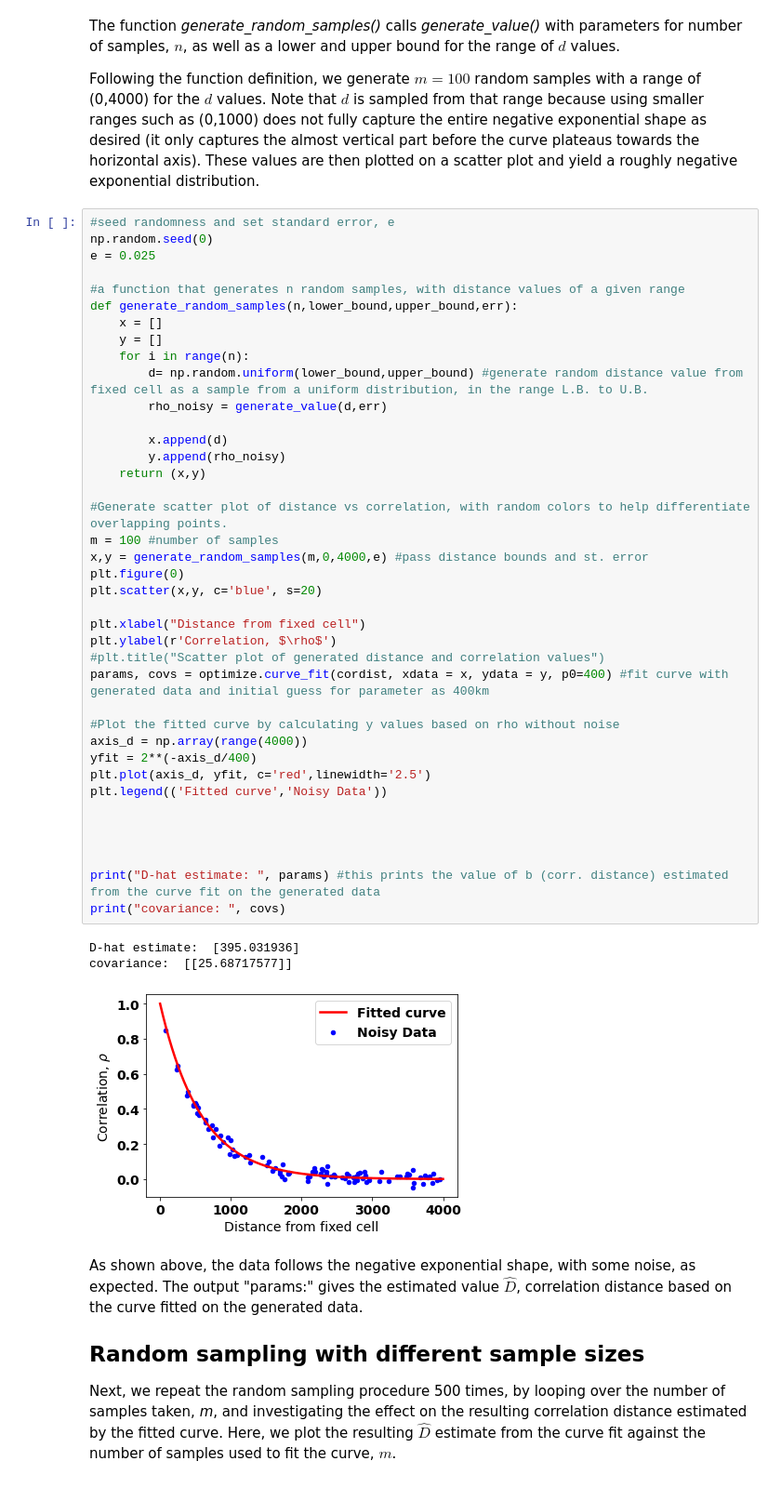
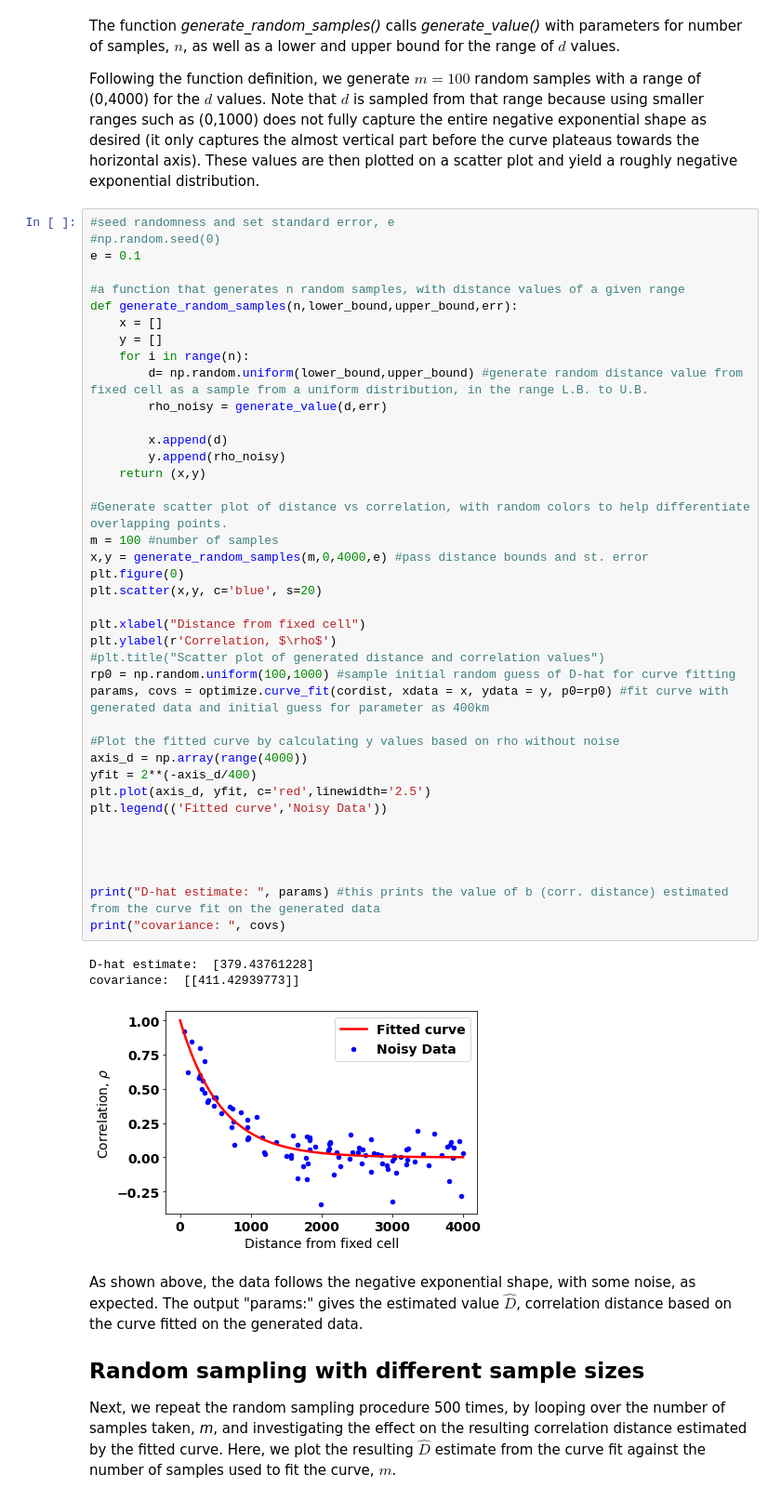
Before and after one commit to mustafa-majid-uu/curvefit_sampling, a Jupyter notebook: sampling.ipynb, the cells around one changed output. Shown: that part at 93% size. Cells and saved outputs as stored; diff of their text form.

```diff
--- a/sampling.ipynb
+++ b/sampling.ipynb
@@ -49,8 +49,8 @@ The function *generate_random_samples()* calls *generate_value()* with parameter
 Following the function definition, we generate $m=100$ random samples with a range of (0,4000) for the $d$ values. Note that $d$ is sampled from that range because using smaller ranges such as (0,1000) does not fully capture the entire negative exponential shape as desired (it only captures the almost vertical part before the curve plateaus towards the horizontal axis). These values are then plotted on a scatter plot and yield a roughly negative exponential distribution.
 # %%
 #seed randomness and set standard error, e
-np.random.seed(0)
-e = 0.025
+#np.random.seed(0)
+e = 0.1
 
 #a function that generates n random samples, with distance values of a given range
 def generate_random_samples(n,lower_bound,upper_bound,err):
@@ -59,37 +59,38 @@ def generate_random_samples(n,lower_bound,upper_bound,err):
     for i in range(n):
         d= np.random.uniform(lower_bound,upper_bound) #generate random distance value from fixed cell as a sample from a uniform distribution, in the range L.B. to U.B.
         rho_noisy = generate_value(d,err)
 
         x.append(d)
         y.append(rho_noisy)
     return (x,y)
 
 #Generate scatter plot of distance vs correlation, with random colors to help differentiate overlapping points.
 m = 100 #number of samples
 x,y = generate_random_samples(m,0,4000,e) #pass distance bounds and st. error
 plt.figure(0)
 plt.scatter(x,y, c='blue', s=20)
 
 plt.xlabel("Distance from fixed cell")
 plt.ylabel(r'Correlation, $\rho$')
 #plt.title("Scatter plot of generated distance and correlation values")
-params, covs = optimize.curve_fit(cordist, xdata = x, ydata = y, p0=400) #fit curve with generated data and initial guess for parameter as 400km
+rp0 = np.random.uniform(100,1000) #sample initial random guess of D-hat for curve fitting
+params, covs = optimize.curve_fit(cordist, xdata = x, ydata = y, p0=rp0) #fit curve with generated data and initial guess for parameter as 400km
 
 #Plot the fitted curve by calculating y values based on rho without noise
 axis_d = np.array(range(4000))
 yfit = 2**(-axis_d/400)
 plt.plot(axis_d, yfit, c='red',linewidth='2.5')
 plt.legend(('Fitted curve','Noisy Data'))
 
 
 
 
 print("D-hat estimate: ", params) #this prints the value of b (corr. distance) estimated from the curve fit on the generated data
 print("covariance: ", covs)
 # %% [output]
-D-hat estimate:  [395.031936]
-covariance:  [[25.68717577]]
+D-hat estimate:  [379.43761228]
+covariance:  [[411.42939773]]
-[figure, old version]
+[figure, new version]
 # %% [markdown]
 As shown above, the data follows the negative exponential shape, with some noise, as expected. The output "params:" gives the estimated value $\hat{D}$, correlation distance based on the curve fitted on the generated data.
 
```
Also changed, not shown: parts of 4 cells of this notebook.
